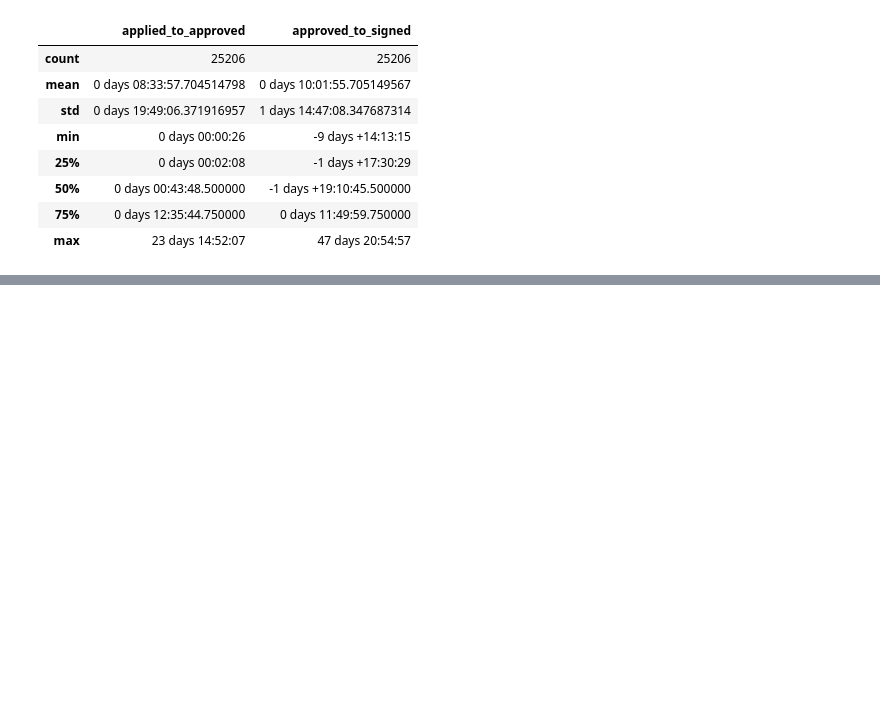
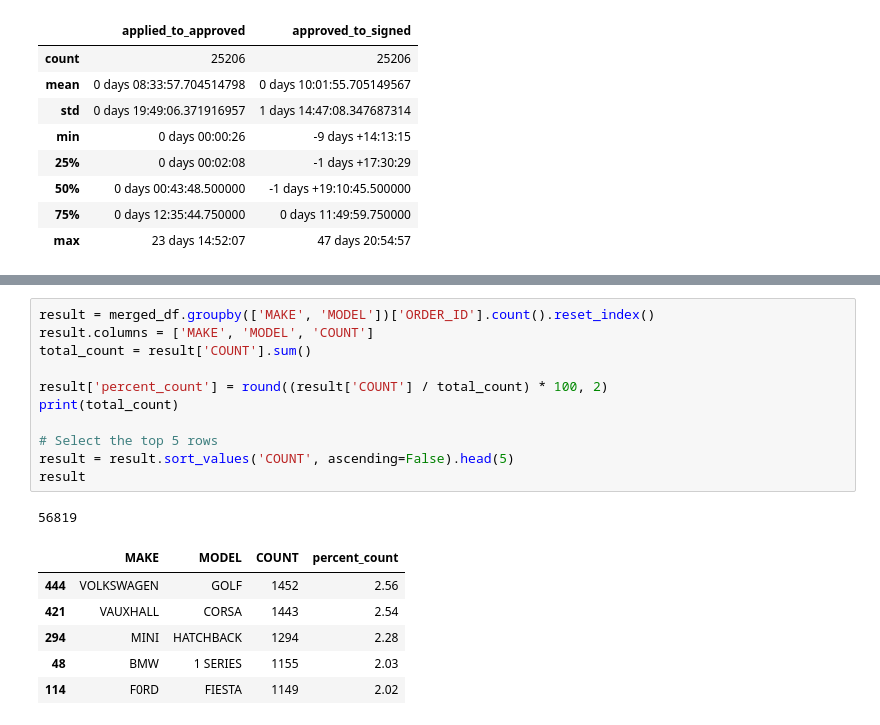
Before and after one commit to reddaoist/data_analysis_sample_work, a Jupyter notebook: sample_data.ipynb, the cells around one changed output, grey strips where cells are left out. Cells and saved outputs as stored; diff of their text form; blank space fills up the shorter version.

```diff
--- a/sample_data.ipynb
+++ b/sample_data.ipynb
@@ -350,0 +434,19 @@ df
+# %%
+result = merged_df.groupby(['MAKE', 'MODEL'])['ORDER_ID'].count().reset_index()
+result.columns = ['MAKE', 'MODEL', 'COUNT']
+total_count = result['COUNT'].sum()
+
+result['percent_count'] = round((result['COUNT'] / total_count) * 100, 2)
+print(total_count)
+
+# Select the top 5 rows
+result = result.sort_values('COUNT', ascending=False).head(5)
+result
+# %% [output]
+56819
+|  | MAKE | MODEL | COUNT | percent_count |
+| 444 | VOLKSWAGEN | GOLF | 1452 | 2.56 |
+| 421 | VAUXHALL | CORSA | 1443 | 2.54 |
+| 294 | MINI | HATCHBACK | 1294 | 2.28 |
+| 48 | BMW | 1 SERIES | 1155 | 2.03 |
+| 114 | F0RD | FIESTA | 1149 | 2.02 |
```
Also changed, not shown: parts of 21 cells of this notebook.
